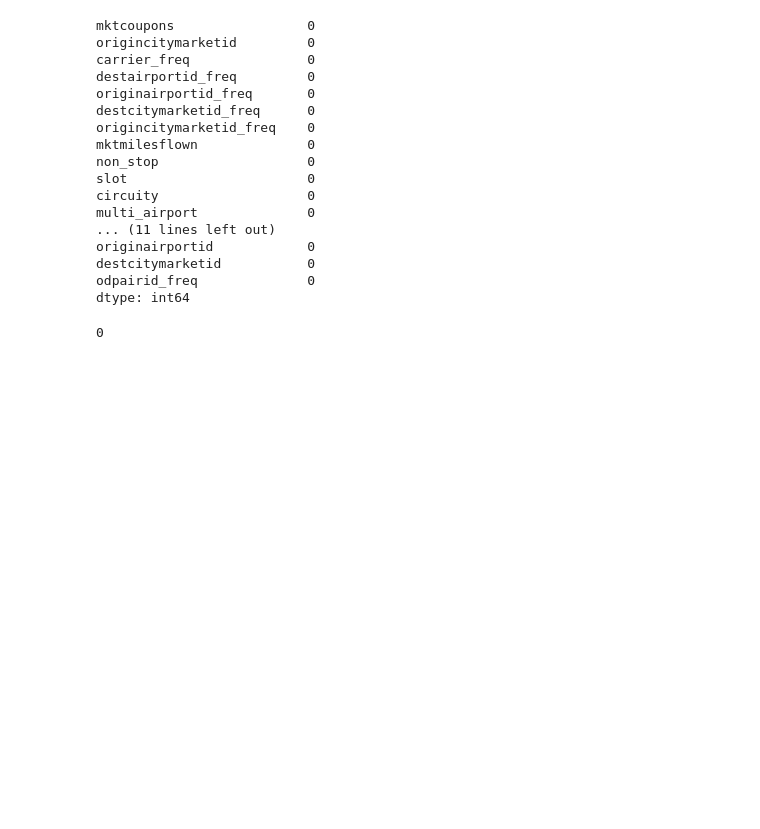
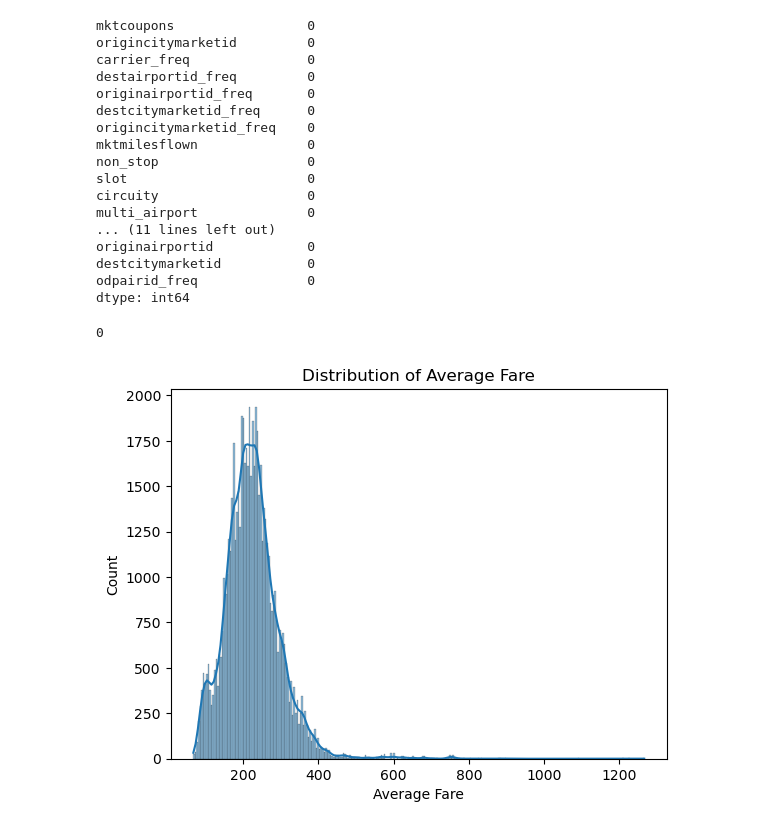
Before and after one commit to tcsimm/AirlineMarketing, a Jupyter notebook: notebooks/02_EDA.ipynb, the cells around one changed output. Drawn from its saved outputs; the diff is of its cells as text; code cells hidden in the pictures; blank space fills up the shorter version.

Commit message:
more plots

```diff
--- a/notebooks/02_EDA.ipynb
+++ b/notebooks/02_EDA.ipynb
@@ -56,3 +56,11 @@ df.duplicated().sum()
 # Good to go
 # %% [output]
 0
+# %%
+sns.histplot(df['average_fare'], kde=True)
+plt.title("Distribution of Average Fare")
+plt.xlabel("Average Fare")
+plt.ylabel("Count")
+plt.show()
+# %% [output]
+[figure, added]
```
Also changed, not shown: parts of 2 cells of this notebook.
